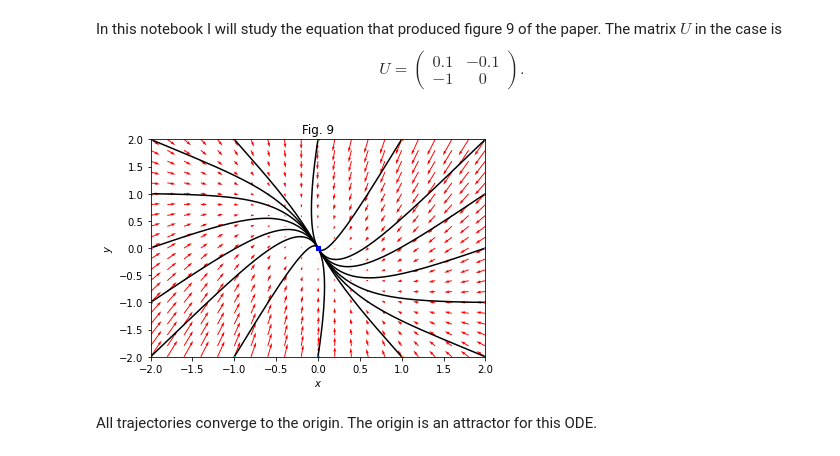
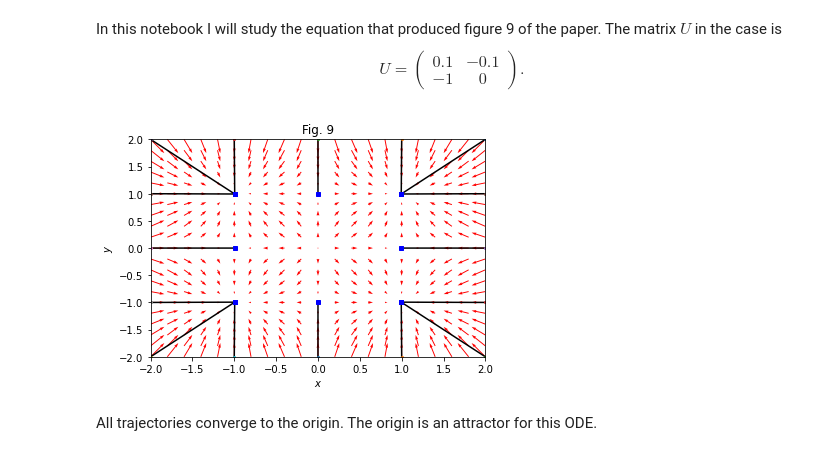
Before and after one commit to amey-joshi/am, a Jupyter notebook: p5/GRU-2d-AJ-4.ipynb, the cells around one changed output. Drawn from its saved outputs; the diff is of its cells as text; code cells hidden in the pictures.

```diff
--- a/p5/GRU-2d-AJ-4.ipynb
+++ b/p5/GRU-2d-AJ-4.ipynb
@@ -68,9 +68,10 @@ def draw_phase_portrait(U, size=1, title_str='Phase portrait'):
         plt.plot([xs[0,0]], [xs[0,1]], 'o', markersize = 2) # start
         plt.plot([xs[-1,0]], [xs[-1,1]], 's', markersize = 4, color='blue') # end
 # %%
-U = np.matrix([[0.1, -0.1],[-1, 0]])
+#U = np.matrix([[0.1, -0.1],[-1, 0]])
+U = np.matrix([[3, 0],[0, 3]])
 draw_phase_portrait(U, 4, 'Fig. 9')
 # %% [output]
-[figure, old version]
+[figure, new version]
 # %% [markdown]
 All trajectories converge to the origin. The origin is an attractor for this ODE.
```
Also changed, not shown: 4 other files.
